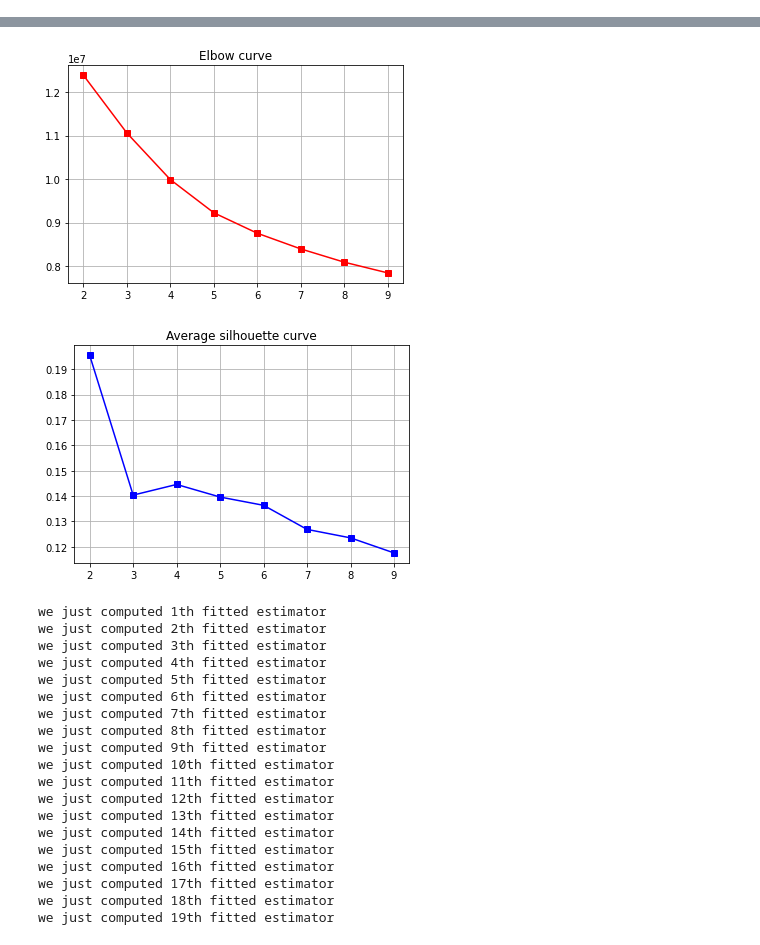
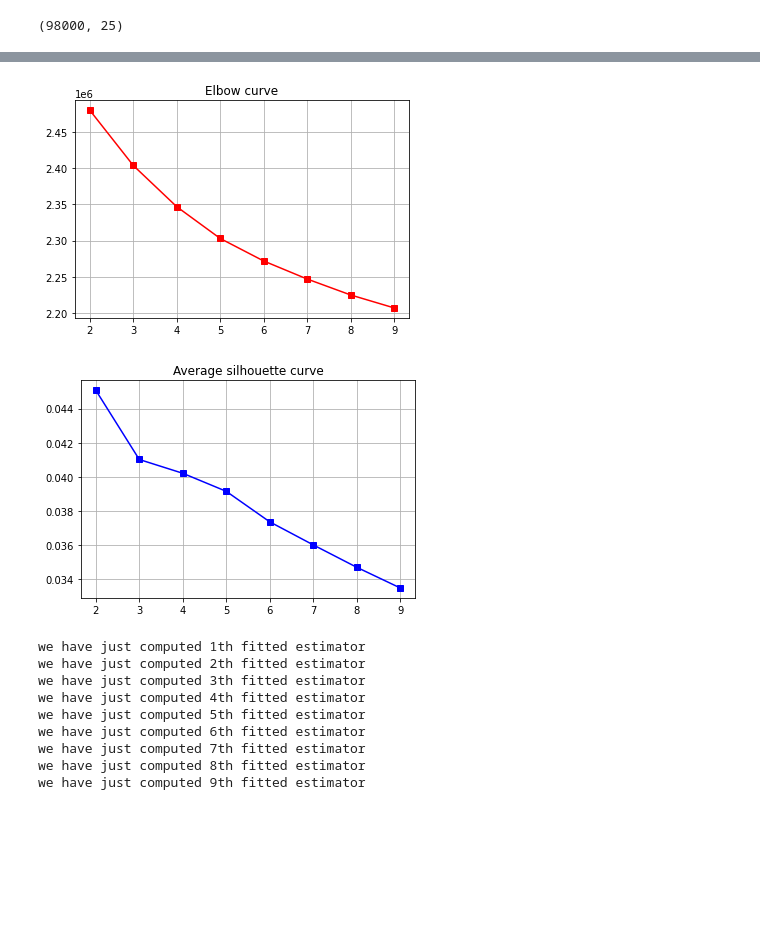
Before and after one commit to KonstToIT/tabular-playground-series-jul-2022, a Jupyter notebook: solution.ipynb, the cells around one changed output, grey strips where cells are left out. Saved outputs shown, nothing was run; the diff lists cells and outputs as text; code cells hidden in the pictures; blank space fills up the shorter version.

```diff
--- a/solution.ipynb
+++ b/solution.ipynb
@@ -20,0 +12,3 @@ print(data.shape)
+# %%
+predata=(predata-predata.mean())/predata.std()
+#нормализуем данные
@@ -21,8 +33,14 @@ print(data.shape)
+# %%
+print(data.shape)
+#смотрим на форму наших данных
+# %% [output]
+(98000, 25)
 # %%
 #Находим оптимальное количество кластеров с помощью "Elbow method" и с помощью "average silhouette method"
 distortions=[]
 av_sil=[]
-for i in range(2,10):
+range_=range(2,10)
+for i in range_:
     kmeans=KMeans(n_clusters=i)
     kmeans.fit(data)#находим координаты центроидов для данного количесвта кластеров
     print("we have just fitted it for i=",i)
@@ -50,49 +68,40 @@ we have just fitted it for i= 9
 we have just added sil_sc for i= 9
 # %%
 plt.title("Elbow curve")
-plt.plot(range(2,10),distortions,color="red",marker="s")
+plt.plot(range_,distortions,color="red",marker="s")
 plt.grid("True")
 plt.show()
 # По графику видно, что SSW начинает падать медленнее , начиная с 5 кластеров. Пока примем это за оптимальный вариант
 # %% [output]
-[figure, old version]
+[figure, new version]
 # %%
 plt.title("Average silhouette curve")
-plt.plot(range(2,10),av_sil,color="blue",marker="s")
+plt.plot(range_,av_sil,color="blue",marker="s")
 plt.grid("True")
 plt.show()
 #По графику видно, что максимальный средний силуэт достигается при K=2 кластерах
 # %% [output]
-[figure, old version]
+[figure, new version]
 # %%
 # Пробуем найти такую инициализацию центроидов, при которой в итоге получилось бы минимальная inertia(SSW)
-best = KMeans(n_clusters=5,init='random').fit(data)
-for i in range(1,20):
-    kmeans_5=KMeans(n_clusters=3,init='random').fit(data)
+n_c=6
+best = KMeans(n_clusters=n_c,init='random').fit(data)
+for i in range(1,10):
+    kmeans_5=KMeans(n_clusters=n_c,init='random').fit(data)
     print("we have just computed {0}th fitted estimator".format(i))
     if kmeans_5.inertia_<best.inertia_:
         best=kmeans_5
 sub=best.predict(data)
 # %% [output]
-we just computed 1th fitted estimator
-we just computed 2th fitted estimator
-we just computed 3th fitted estimator
-we just computed 4th fitted estimator
-we just computed 5th fitted estimator
-we just computed 6th fitted estimator
-we just computed 7th fitted estimator
-we just computed 8th fitted estimator
-we just computed 9th fitted estimator
-we just computed 10th fitted estimator
-we just computed 11th fitted estimator
-we just computed 12th fitted estimator
-we just computed 13th fitted estimator
-we just computed 14th fitted estimator
-we just computed 15th fitted estimator
-we just computed 16th fitted estimator
-we just computed 17th fitted estimator
-we just computed 18th fitted estimator
-we just computed 19th fitted estimator
+we have just computed 1th fitted estimator
+we have just computed 2th fitted estimator
+we have just computed 3th fitted estimator
+we have just computed 4th fitted estimator
+we have just computed 5th fitted estimator
+we have just computed 6th fitted estimator
+we have just computed 7th fitted estimator
+we have just computed 8th fitted estimator
+we have just computed 9th fitted estimator
 # %%
 submition=pd.DataFrame({"Id":pd.read_csv("data.csv")["id"].values,"Predicted":sub})
 # %%
```
Also changed, not shown: parts of 4 cells of this notebook.
